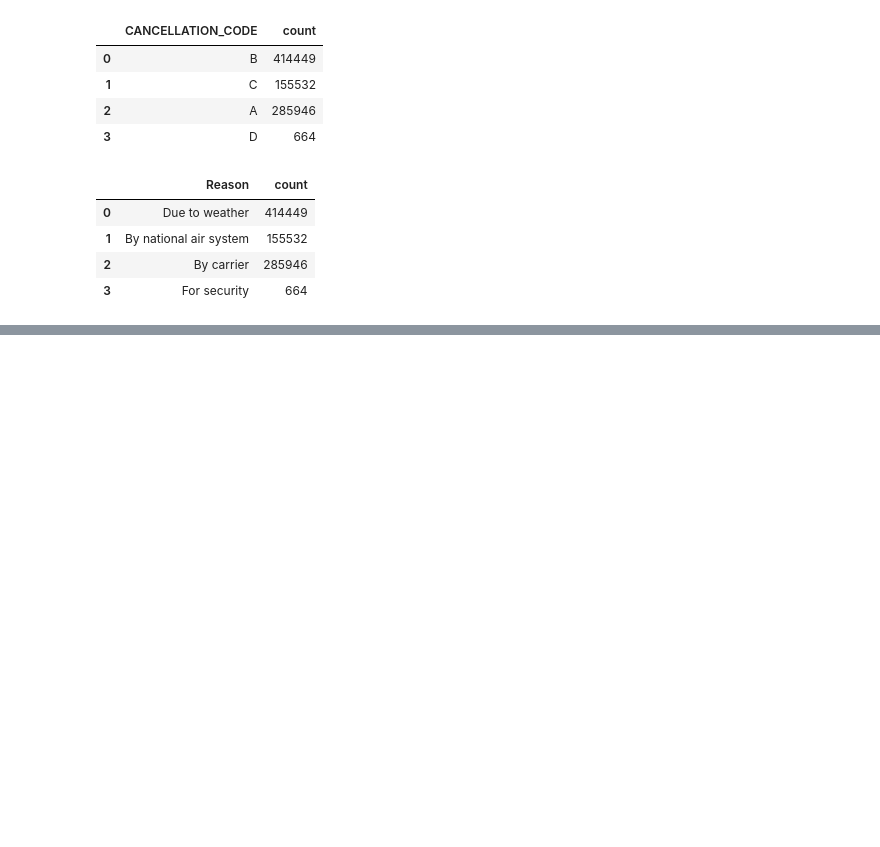
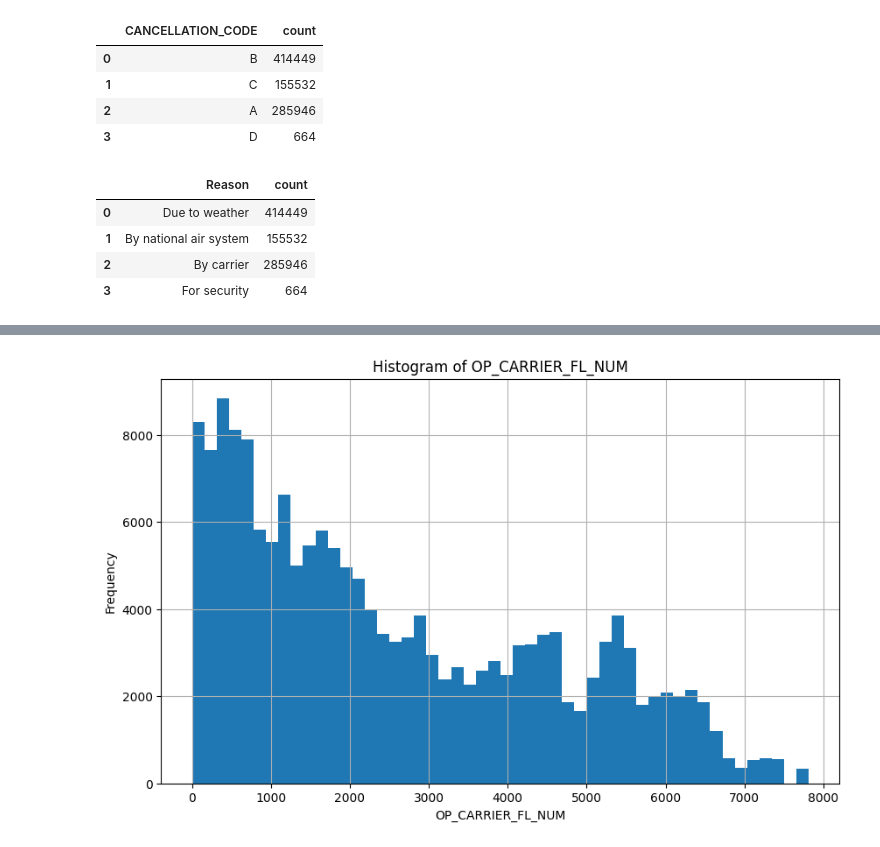
Before and after one commit to gitHan25/BigData, a Jupyter notebook: tes.ipynb, the cells around one changed output, grey strips where cells are left out. Saved outputs shown, nothing was run; the diff lists cells and outputs as text; code cells hidden in the pictures; blank space fills up the shorter version.

```diff
--- a/tes.ipynb
+++ b/tes.ipynb
@@ -228,0 +266,11 @@ text = pie2.mark_text(radius=120, size=12).encode(
+# %%
+pdf = classify_df.select('OP_CARRIER_FL_NUM').toPandas()
+# Plot histogram
+pdf['OP_CARRIER_FL_NUM'].hist(bins=50, figsize=(10, 6))
+plt.xlabel('OP_CARRIER_FL_NUM')
+plt.ylabel('Frequency')
+plt.title('Histogram of OP_CARRIER_FL_NUM')
+plt.grid(True)
+plt.show()
+# %% [output]
+[figure, added]
```
Also changed, not shown: parts of 19 cells of this notebook.
